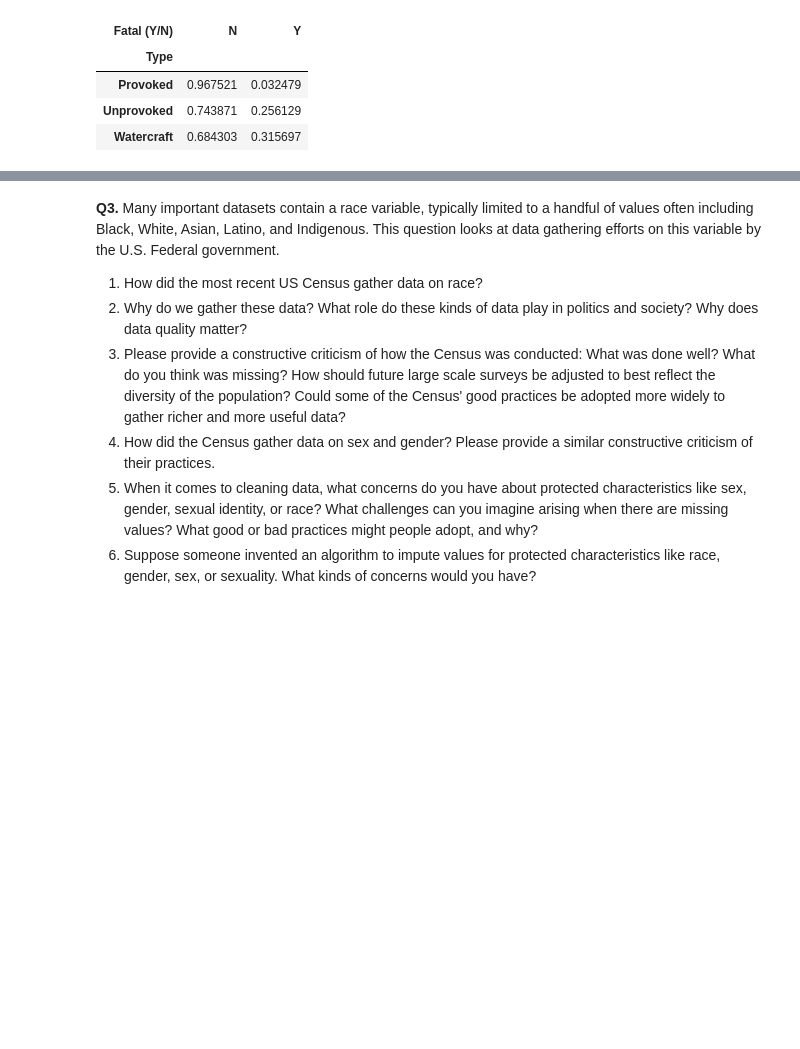
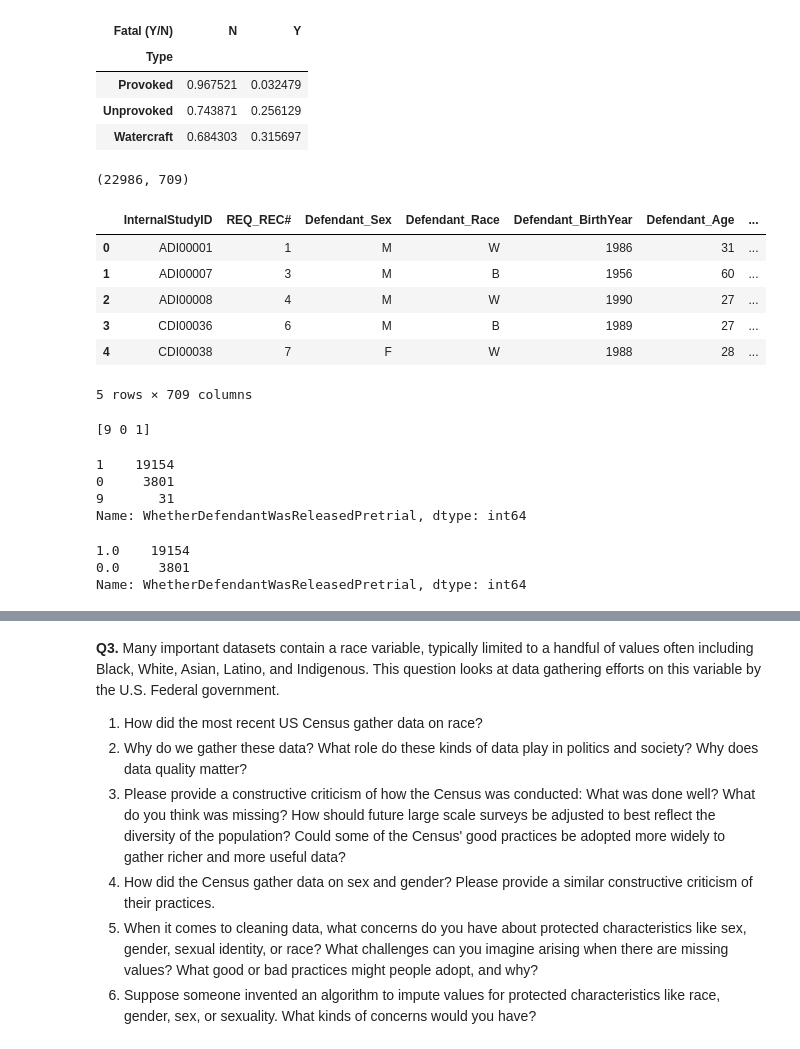
Before and after one commit to gdbwoo/wrangling, a Jupyter notebook: assignment/assignment.ipynb, the cells around one changed output, grey strips where cells are left out. Cells and saved outputs as stored; diff of their text form; code cells hidden in the pictures; blank space fills up the shorter version.

```diff
--- a/assignment/assignment.ipynb
+++ b/assignment/assignment.ipynb
@@ -213,0 +212,52 @@ pd.crosstab(sdf['Type'],sdf['Fatal (Y/N)'],normalize='index')
+# %%
+# Q2 Part 3
+
+url = 'http://www.vcsc.virginia.gov/pretrialdataproject/October%202017%20Cohort_Virginia%20Pretrial%20Data%20Project_Deidentified%20FINAL%20Update_10272021.csv'
+df = pd.read_csv(url,low_memory=False) # Pandas downloads and loads the .csv file for you
+print(df.shape, '\n')
+df.head()
+# %% [output]
+(22986, 709)
+|  | InternalStudyID | REQ_REC# | Defendant_Sex | Defendant_Race | Defendant_BirthYear | Defendant_Age | ... |
+| 0 | ADI00001 | 1 | M | W | 1986 | 31 | ... |
+| 1 | ADI00007 | 3 | M | B | 1956 | 60 | ... |
+| 2 | ADI00008 | 4 | M | W | 1990 | 27 | ... |
+| 3 | CDI00036 | 6 | M | B | 1989 | 27 | ... |
+| 4 | CDI00038 | 7 | F | W | 1988 | 28 | ... |
+5 rows × 709 columns
+# %%
+# Making another copy of just the WhetherDefendantWasReleasedPretrial column and taking a look at that data
+release = df['WhetherDefendantWasReleasedPretrial']
+print(release.unique(), '\n')
+# %% [output]
+[9 0 1]
+# %%
+# Seeing the value counts of WhetherDefendantWasReleasedPretrial in this dataset
+print(release.value_counts(),'\n')
+# %% [output]
+1    19154
+0     3801
+9       31
+Name: WhetherDefendantWasReleasedPretrial, dtype: int64
+# %%
+# The codebook showed a table:
+# Label: Code
+# 15-17 years of age: 1
+# 18-25 years of age: 2
+# 26-35 years of age: 3
+# 36-45 years of age: 4
+# 46-55 years of age: 5
+# 56-65 years of age: 6
+# Over 65 years of age: 7
+# Unknown/missing: 9
+
+# Since the unknown/missing table is code 9, replace 9 with np.nan
+release = release.replace(9,np.nan) # In the codebook, the 9's are "unclear"
+print(release.value_counts(),'\n')
+
+# Replace original column with cleaned column
+df['WhetherDefendantWasReleasedPretrial'] = release
+# %% [output]
+1.0    19154
+0.0     3801
+Name: WhetherDefendantWasReleasedPretrial, dtype: int64
```
Also changed, not shown: parts of 7 cells of this notebook.
